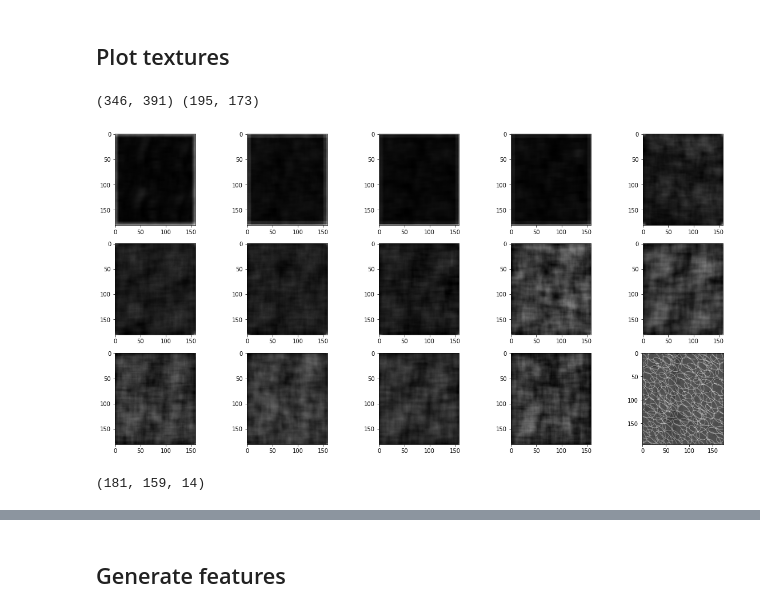
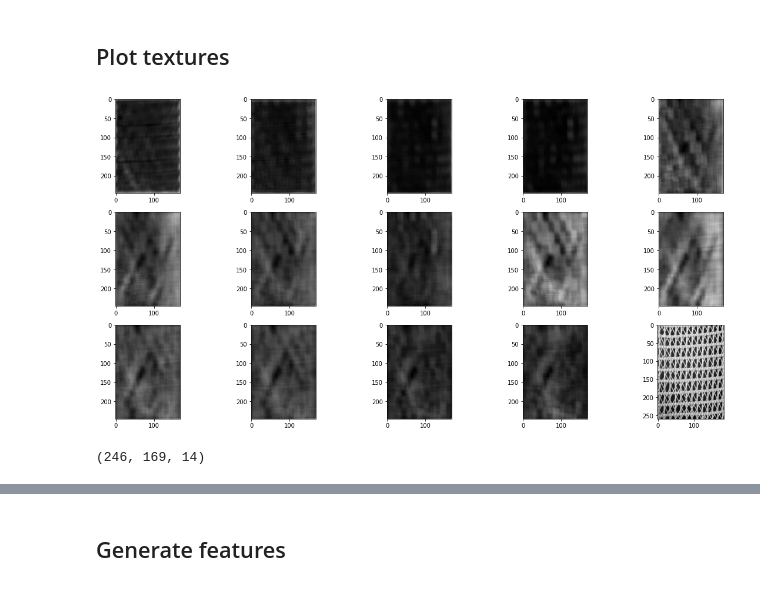
Before and after one commit to GravO8/laws-textures, a Jupyter notebook: Laws Textures test.ipynb, the cells around one changed output, grey strips where cells are left out. Saved outputs shown, nothing was run; the diff lists cells and outputs as text; code cells hidden in the pictures.

```diff
--- a/Laws Textures test.ipynb
+++ b/Laws Textures test.ipynb
@@ -57,31 +57,32 @@ len(trainset), np.unique([trainset[r]["label"][0] for r in trainset])
 laws = laws_textures(vector_dims = 5)
 # %%
 # np.random.seed(0)
-texture = "swirly"
-keys = list(trainset.keys())
-if texture is not None:
-    keys = [r for r in trainset if texture in trainset[r]["label"]]
-random_img = np.random.choice(keys)
+def get_random_img(texture = None, downsample = True):
+    keys = list(trainset.keys())
+    if texture is not None:
+        keys = [r for r in trainset if texture in trainset[r]["label"]]
+    random_img = np.random.choice(keys)
+    img = trainset[random_img]["image"]
+    if downsample:
+        img = cv2.resize(img, dsize=(img.shape[0]//2, img.shape[1]//2), interpolation = cv2.INTER_CUBIC)
+    return img
 
-img = trainset[random_img]["image"]
-res = cv2.resize(img, dsize=(img.shape[0]//2, img.shape[1]//2), interpolation = cv2.INTER_CUBIC)
-print(img.shape, res.shape)
-maps = laws.get_features(res, preprocess = True, merge_symmetric = True, compute_energy = True)
+img = get_random_img()
+maps = laws.get_features(img, compute_fully = False)
 
-rows = 5
-cols = 3
-fig, axs = plt.subplots(cols, rows, figsize=(20, 10))
+rows = 3
+cols = 5
+fig, axs = plt.subplots(rows, cols, figsize=(20, 10))
 
-for i in range(cols):
-    for j in range(rows):
-        index = i*rows+j
+for i in range(rows):
+    for j in range(cols):
+        index = i*cols+j
         if index == 14:
-            axs[i,j].imshow(res, cmap = "gray")
+            axs[i,j].imshow(img, cmap = "gray")
         else:
             axs[i,j].imshow(maps[...,index], cmap = "gray")
 plt.show()
 maps.shape
 # %% [output]
+[figure, new version]
-(346, 391) (195, 173)
+(246, 169, 14)
-[figure, old version]
-(181, 159, 14)
```
Also changed, not shown: parts of 9 cells of this notebook, 5 other files.
